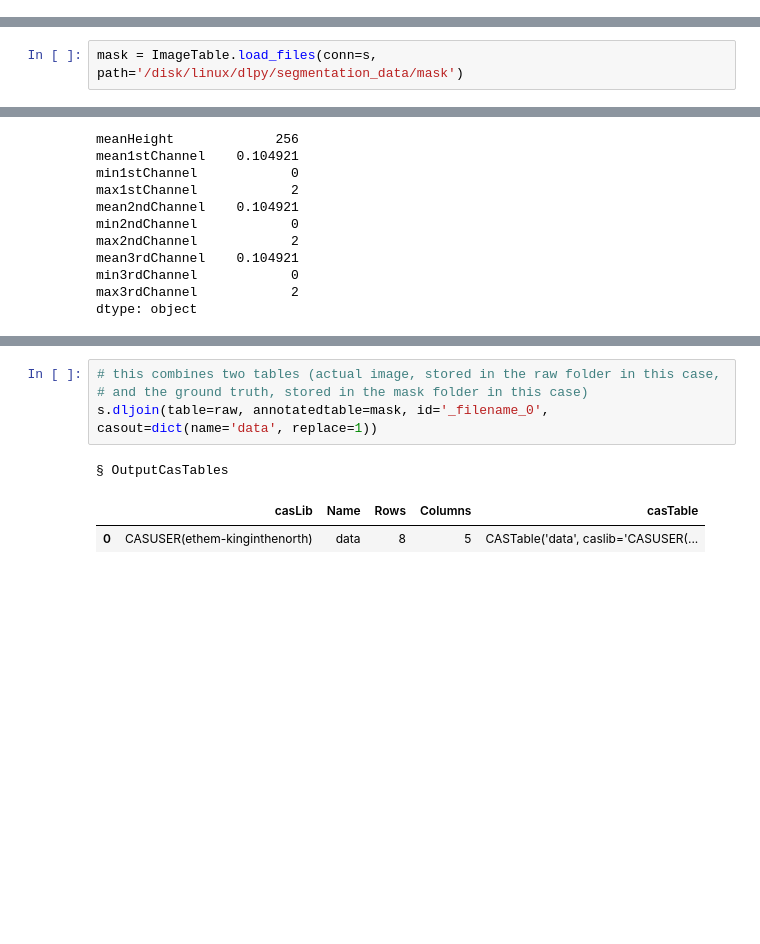
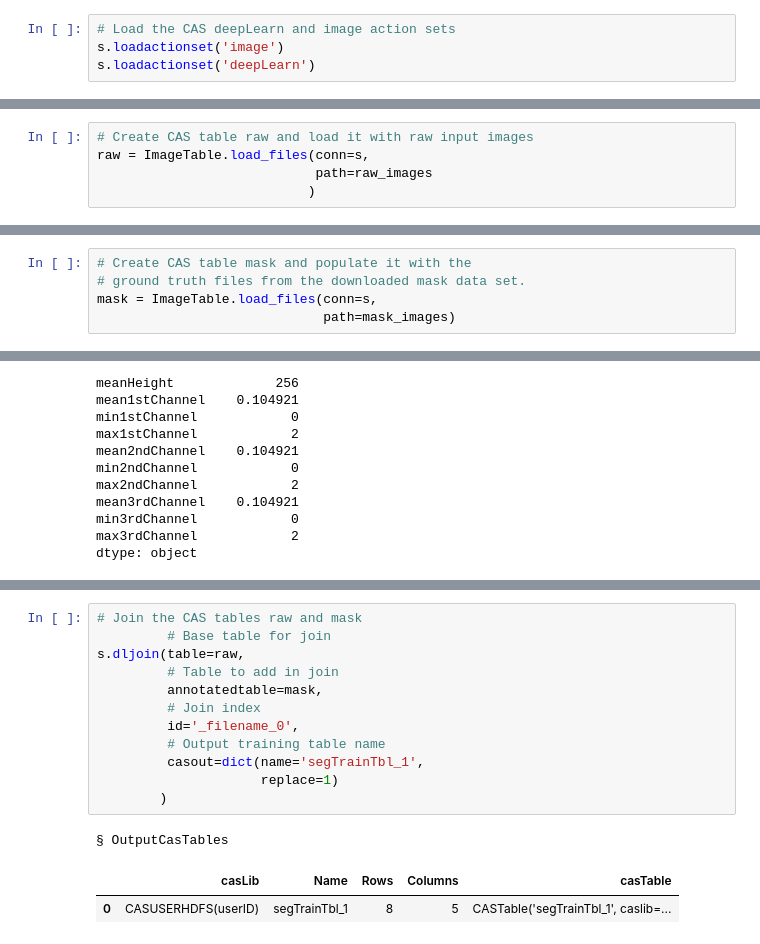
Before and after one commit to sassoftware/python-dlpy, a Jupyter notebook: examples/segmentation/image_segmentation_data_preparation.ipynb, the cells around one changed output, grey strips where cells are left out. Cells and saved outputs as stored; diff of their text form; blank space fills up the shorter version.

```diff
--- a/examples/segmentation/image_segmentation_data_preparation.ipynb
+++ b/examples/segmentation/image_segmentation_data_preparation.ipynb
@@ -34,0 +106,4 @@ raw.show()
+# %%
+# Load the CAS deepLearn and image action sets
+s.loadactionset('image')
+s.loadactionset('deepLearn')
@@ -34,0 +124,5 @@ raw.show()
+# %%
+# Create CAS table raw and load it with raw input images
+raw = ImageTable.load_files(conn=s,
+                            path=raw_images
+                           )
@@ -59,2 +155,0 @@ Mask images only contain [0, 1, 2] so they appear to be all black
-# %%
-mask = ImageTable.load_files(conn=s, path='/disk/linux/dlpy/segmentation_data/mask')
@@ -60,0 +172,5 @@ mask = ImageTable.load_files(conn=s, path='/disk/linux/dlpy/segmentation_data/ma
+# %%
+# Create CAS table mask and populate it with the
+# ground truth files from the downloaded mask data set.
+mask = ImageTable.load_files(conn=s,
+                             path=mask_images)
@@ -90,8 +268,16 @@ s.altertable(mask, columns=[dict(name='_id_', drop=True)])
 # %%
-# this combines two tables (actual image, stored in the raw folder in this case,
-# and the ground truth, stored in the mask folder in this case)
-s.dljoin(table=raw, annotatedtable=mask, id='_filename_0', casout=dict(name='data', replace=1))
+# Join the CAS tables raw and mask
+         # Base table for join
+s.dljoin(table=raw,
+         # Table to add in join
+         annotatedtable=mask,
+         # Join index
+         id='_filename_0',
+         # Output training table name
+         casout=dict(name='segTrainTbl_1',
+                     replace=1)
+        )
 # %% [output]
 § OutputCasTables
 |  | casLib | Name | Rows | Columns | casTable |
-| 0 | CASUSER(ethem-kinginthenorth) | data | 8 | 5 | CASTable('data', caslib='CASUSER(... |
+| 0 | CASUSERHDFS(userID) | segTrainTbl_1 | 8 | 5 | CASTable('segTrainTbl_1', caslib=... |
```
Also changed, not shown: parts of 49 cells of this notebook.
